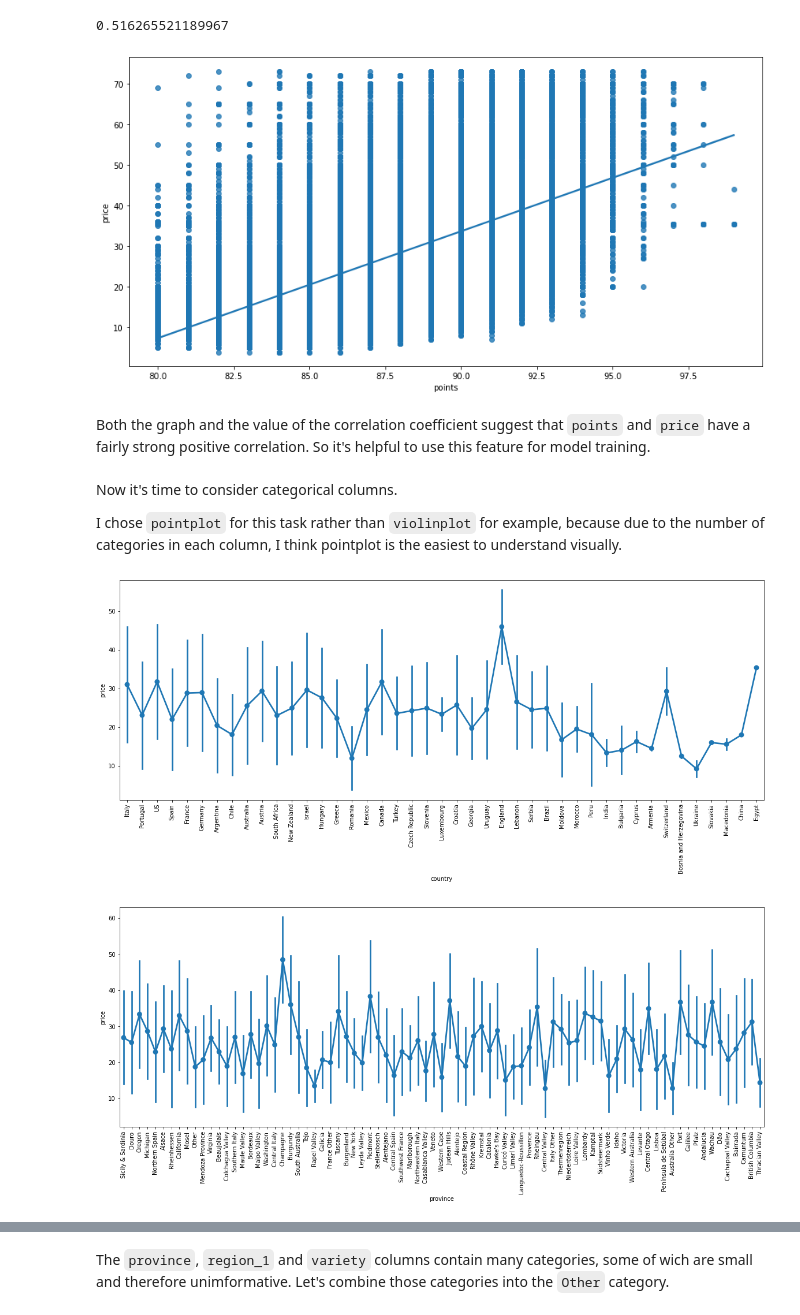
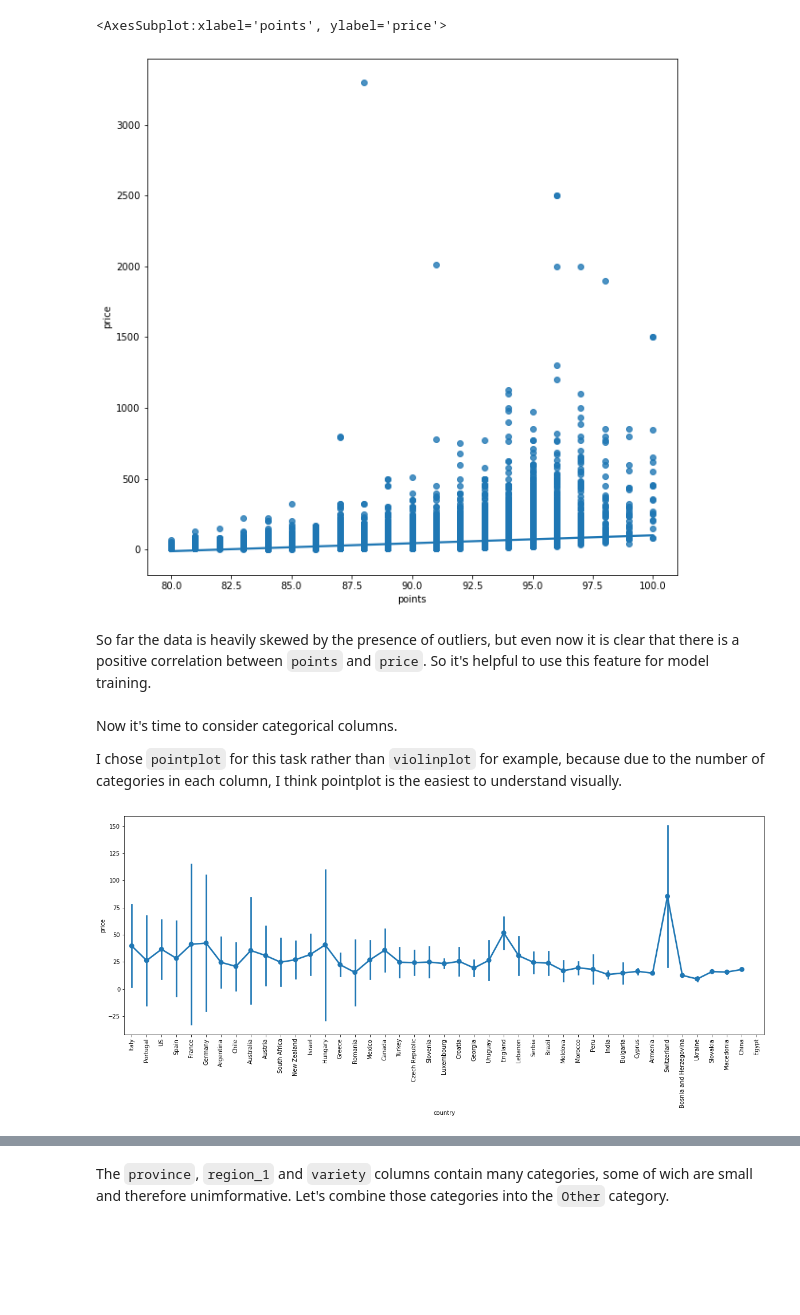
Before and after one commit to KorniiVlasenko/Wine-Price-Predictor, a Jupyter notebook: Wine_reviews_learn_project.ipynb, the cells around one changed output, grey strips where cells are left out. Cells and saved outputs as stored; diff of their text form; code cells hidden in the pictures; blank space fills up the shorter version.

```diff
--- a/Wine_reviews_learn_project.ipynb
+++ b/Wine_reviews_learn_project.ipynb
@@ -165,2 +83,0 @@ price :  8996  from  129971
-# %%
-data.loc[data['price'].isnull(), 'price'] = data['price'].mean()
@@ -199,12 +83,0 @@ Let's use IQR to find outliers and exclude them from the dataset.
-# %%
-# Calculate the Interquartile Range
-quartile1, quartile3 = np.percentile(data.price, [25, 75])
-iqr = quartile3 - quartile1
-
-# Let's define the boundaries beyond which the value will be considered an outlier.
-low_border = quartile1 - 1.5 * iqr
-high_border = quartile3 + 1.5 * iqr
-
-# Excluding the outliers
-mask = (data.price >= low_border) & (data.price <= high_border)
-data = data[mask]
@@ -258,38 +128,19 @@ So, let's visualize remaining features to see if they do affect the price of the
 # %%
-# Firstly I'll consider the only numerical column
-plt.figure(figsize=(14,7))
+plt.figure(figsize=(10,10))
 sns.regplot(x=data.points, y=data.price)
-
-np.corrcoef(data.points, data.price)[0, 1]
 # %% [output]
-0.516265521189967
+<AxesSubplot:xlabel='points', ylabel='price'>
-[figure, old version]
+[figure, new version]
 # %% [markdown]
-Both the graph and the value of the correlation coefficient suggest that `points` and `price` have a fairly strong positive correlation. So it's helpful to use this feature for model training.
+So far the data is heavily skewed by the presence of outliers, but even now it is clear that there is a positive correlation between `points` and `price`. So it's helpful to use this feature for model training.
-# %% [markdown]
-Now it's time to consider categorical columns.
-
-I chose `pointplot` for this task rather than `violinplot` for example, because due to the number of categories in each column, I think pointplot is the easiest to understand visually.
+# %% [markdown]
+Now it's time to consider categorical columns.
+
+I chose `pointplot` for this task rather than `violinplot` for example, because due to the number of categories in each column, I think pointplot is the easiest to understand visually.
 # %%
 plt.figure(figsize=(20,7))
 sns.pointplot(x='country', y='price', data=data, ci="sd")
 plt.xticks(rotation=90)
 plt.show()
 # %% [output]
-[figure, old version]
+[figure, new version]
-# %%
-# For clarity, only categories with more than 100 entries will be considered. In a later step, small categories will
-# be collected as an "Other" category, so this step is not a dramatic simplification. The same approach will be applied for
-# 'region_1' and 'variety' columns.
-province_counts = data.province.value_counts()
-
-selected_provinces = province_counts[province_counts > 100].index
-
-filtered_data = data[data.province.isin(selected_provinces)]
-
-plt.figure(figsize=(20,7))
-sns.pointplot(x='province', y='price', data=filtered_data, ci="sd")
-plt.xticks(rotation=90)
-plt.show()
-# %% [output]
-[figure, removed]
```
Also changed, not shown: parts of 67 cells of this notebook.
